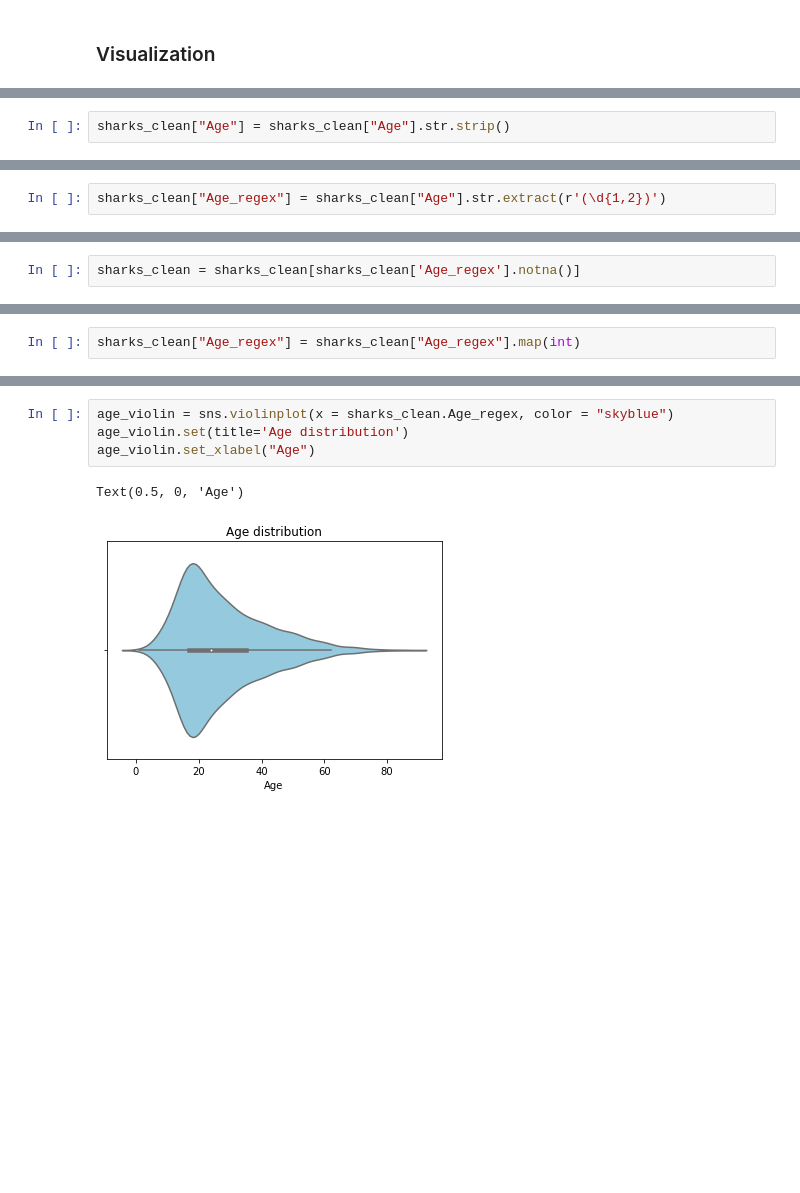
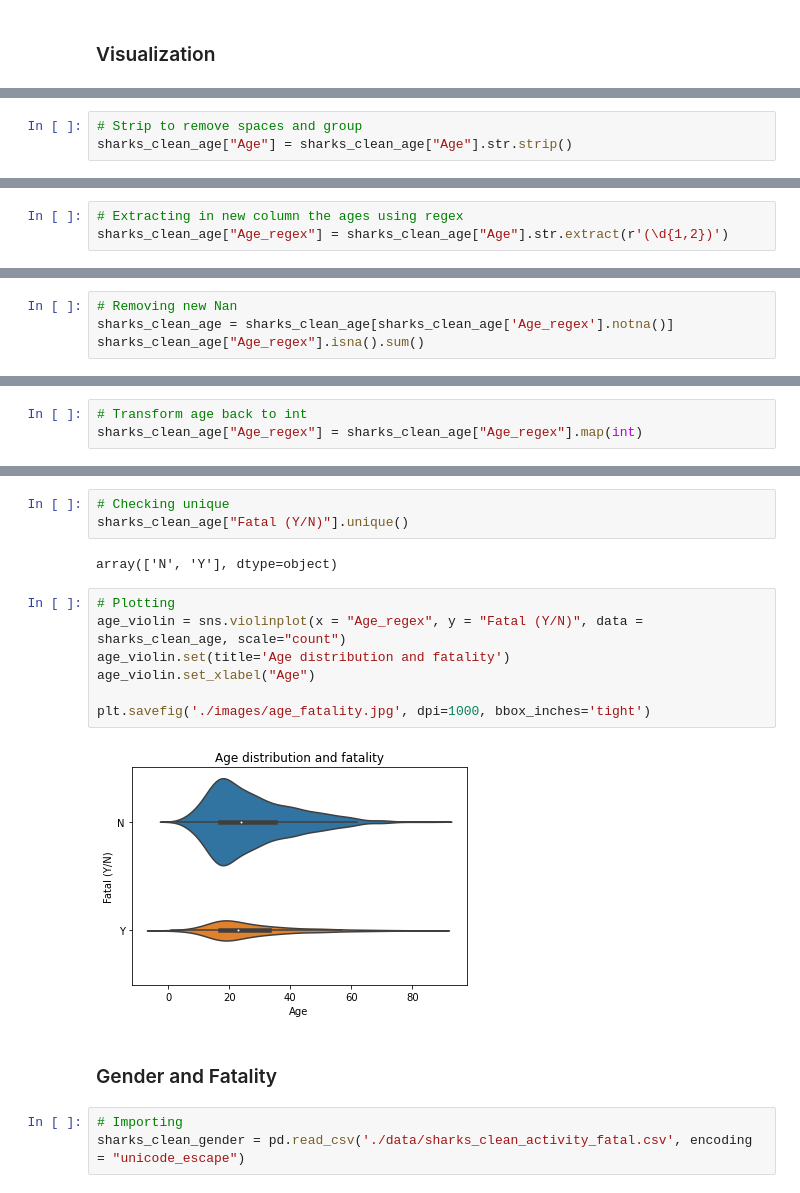
Before and after one commit to mplanasgit/project-1, a Jupyter notebook: my_project_analysis.ipynb, the cells around one changed output, grey strips where cells are left out. Saved outputs shown, nothing was run; the diff lists cells and outputs as text; blank space fills up the shorter version.

Commit message:
new graphs age gender

```diff
--- a/my_project_analysis.ipynb
+++ b/my_project_analysis.ipynb
@@ -780,3 +719,4 @@ sharks_clean["Age"] = sharks_clean["Age"].map(str)
 # %%
-sharks_clean["Age"] = sharks_clean["Age"].str.strip()
+# Strip to remove spaces and group
+sharks_clean_age["Age"] = sharks_clean_age["Age"].str.strip()
 # %%
@@ -803,3 +743,4 @@ print(list_age)
 # %%
-sharks_clean["Age_regex"] = sharks_clean["Age"].str.extract(r'(\d{1,2})')
+# Extracting in new column the ages using regex
+sharks_clean_age["Age_regex"] = sharks_clean_age["Age"].str.extract(r'(\d{1,2})')
 # %%
@@ -824,2 +753,4 @@ sharks_clean["Age_regex"].isna().sum()
 # %%
-sharks_clean = sharks_clean[sharks_clean['Age_regex'].notna()]
+# Removing new Nan
+sharks_clean_age = sharks_clean_age[sharks_clean_age['Age_regex'].notna()]
+sharks_clean_age["Age_regex"].isna().sum()
@@ -830,2 +759,3 @@ sharks_clean["Age_regex"].isna().sum()
 # %%
-sharks_clean["Age_regex"] = sharks_clean["Age_regex"].map(int)
+# Transform age back to int
+sharks_clean_age["Age_regex"] = sharks_clean_age["Age_regex"].map(int)
@@ -832,7 +775,19 @@ sharks_clean["Age_regex"] = sharks_clean["Age_regex"].map(int)
+# %%
+# Checking unique
+sharks_clean_age["Fatal (Y/N)"].unique()
+# %% [output]
+array(['N', 'Y'], dtype=object)
 # %%
-age_violin = sns.violinplot(x = sharks_clean.Age_regex, color = "skyblue")
-age_violin.set(title='Age distribution')
+# Plotting
+age_violin = sns.violinplot(x = "Age_regex", y = "Fatal (Y/N)", data = sharks_clean_age, scale="count")
+age_violin.set(title='Age distribution and fatality')
 age_violin.set_xlabel("Age")
+
+plt.savefig('./images/age_fatality.jpg', dpi=1000, bbox_inches='tight')
 # %% [output]
-Text(0.5, 0, 'Age')
-[figure, old version]
+[figure, new version]
+# %% [markdown]
+### Gender and Fatality
+# %%
+# Importing
+sharks_clean_gender = pd.read_csv('./data/sharks_clean_activity_fatal.csv', encoding = "unicode_escape")
```
Also changed, not shown: parts of 98 cells of this notebook, 13 other files.
